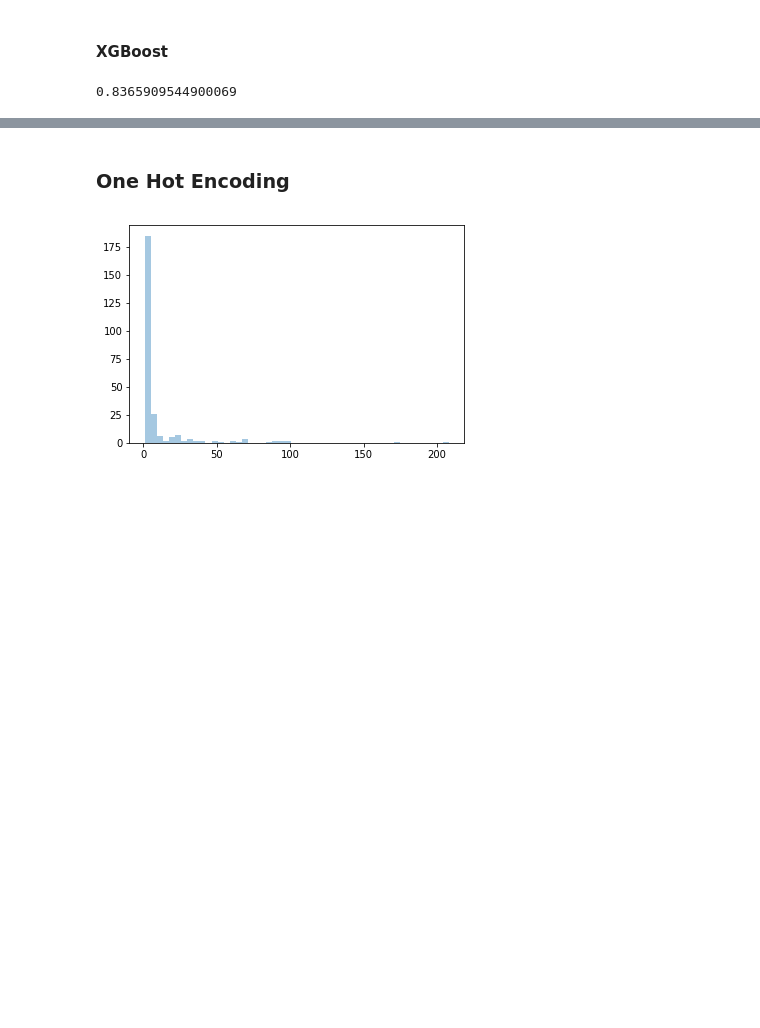
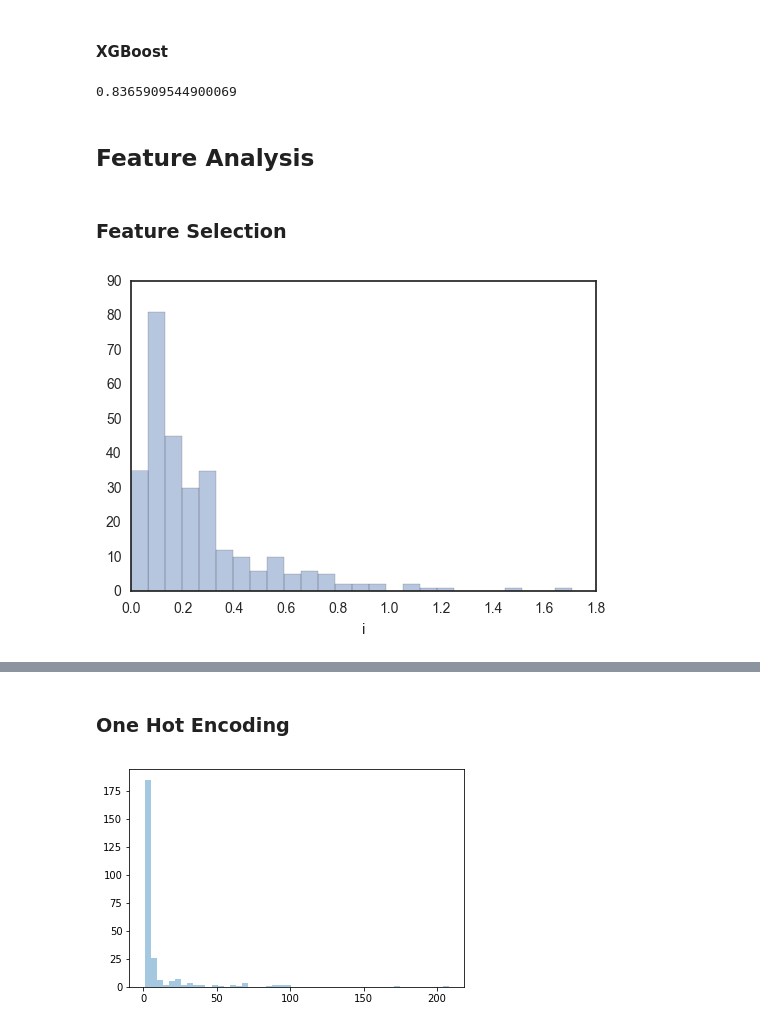
Before and after one commit to adrielvieira/machine-learning, a Jupyter notebook: projects/capstone/Santander Customer Satisfaction.ipynb, the cells around one changed output, grey strips where cells are left out. Cells and saved outputs as stored; diff of their text form; code cells hidden in the pictures; blank space fills up the shorter version.

```diff
--- a/projects/capstone/Santander Customer Satisfaction.ipynb
+++ b/projects/capstone/Santander Customer Satisfaction.ipynb
@@ -14,7 +14,8 @@ import seaborn as sns
 ### Visualization Settings
 # %%
 %matplotlib inline
-pd.options.display.float_format = '{:.3f}'.format
+pd.options.display.float_format = '{:.6f}'.format
+sns.set(style="white", color_codes=True)
 
 # sns.palplot(sns.color_palette())
 # %% [markdown]
@@ -83,5 +84,5 @@ test.drop('ID', inplace=True, axis=1)
 - Remove useless and duplicated features checking it not only on training set but also on testing set (but maybe they could be useful on validation set).
 - This dataset has some repeated instances but with both class label, so that instances are noise. What I made was extract that noisy instances from the complete dataset. After that, I splitted the resulting complete dataset in 5 partitions and I ran xgboost on each one. Then, I made a majority vote of the five resulting predictions for each noisy instance that I extrated at the begining. Finally, I inserted that instances with the real class label.
 # %%
-for c in train.select_dtypes('float'):
-    sns.distplot(train[c]);
+# for c in train.select_dtypes('float'):
+#     sns.distplot(train[c]);
@@ -240,6 +231,6 @@ cross_val_score(mlp_classifier, X, y, cv=3, scoring='roc_auc').mean()
 # %%
 from sklearn.neural_network import MLPClassifier
 
-mlp_classifier = MLPClassifier(hidden_layer_sizes=(200,50))
+mlp_classifier = MLPClassifier()
 cross_val_score(mlp_classifier, X, y, cv=3, scoring='roc_auc').mean()
 # %% [output]
@@ -269,3 +253,35 @@ xgb_classifier = XGBClassifier()
 cross_val_score(xgb_classifier, X, y, cv=3, scoring='roc_auc').mean()
 # %% [output]
 0.8365909544900069
+# %% [markdown]
+## Feature Analysis
+# %% [markdown]
+### Feature Selection
+# %%
+def get_feature_importances():
+    n = len(train.drop('TARGET', axis=1).columns)
+
+    X = np.array(train.drop('TARGET', axis=1))
+    y = np.array(train['TARGET'])
+
+    lr_classifier.fit(X, y)
+    mlp_classifier.fit(X, y)
+    xgb_classifier.fit(X, y)
+
+    i_mlp = np.absolute(np.dot(mlp_classifier.coefs_[0],mlp_classifier.coefs_[1]).reshape(n))
+    i_lr = np.absolute(lr_classifier.coef_.reshape(n))
+    i_xgb = xgb_classifier.feature_importances_
+
+    importances = pd.DataFrame({'mlp': i_mlp, 'lr': i_lr, 'xgb': i_xgb}, index=train.drop('TARGET', axis=1).columns)
+    importances = importances / importances.max()
+    importances['i'] = importances.sum(axis=1)
+    importances.sort_values('i', ascending=False, inplace=True)
+
+    return importances
+
+importances = get_feature_importances()
+correlations = train.corr()
+# %%
+sns.distplot(importances.i, kde=False);
+# %% [output]
+[figure, added]
```
Also changed, not shown: parts of 63 cells of this notebook.
